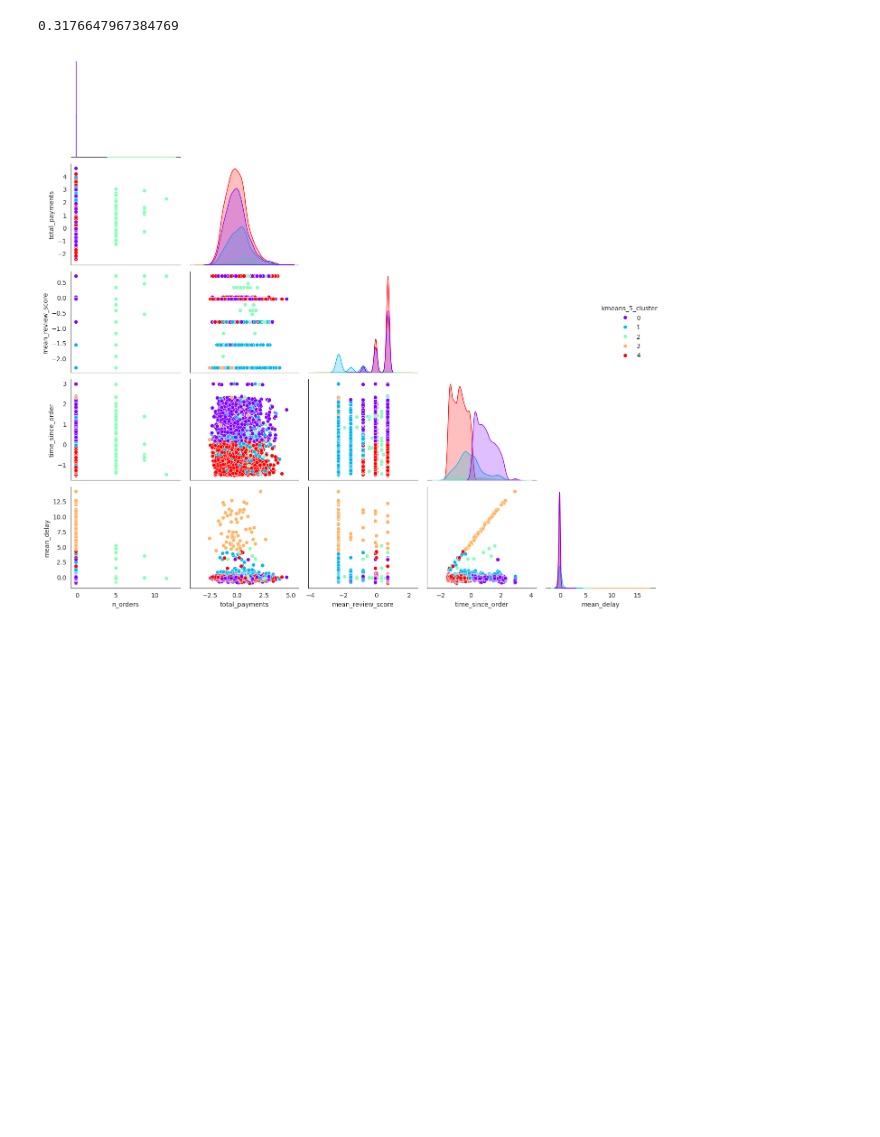
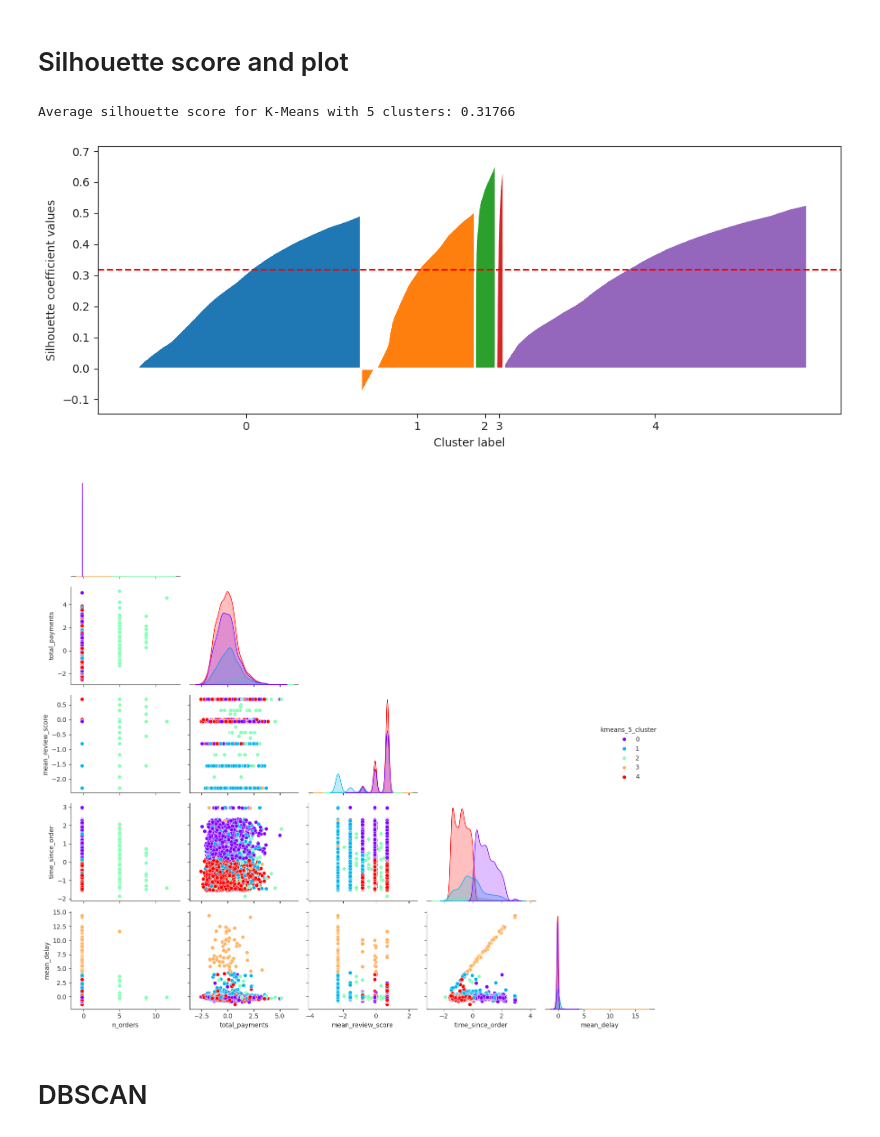
Before and after one commit to vicmcl/e-commerce, a Jupyter notebook: notebook_essais.ipynb, the cells around one changed output. Drawn from its saved outputs; the diff is of its cells as text; code cells hidden in the pictures; blank space fills up the shorter version.

```diff
--- a/notebook_essais.ipynb
+++ b/notebook_essais.ipynb
@@ -16,27 +15,17 @@ import matplotlib.pyplot as plt
 import numpy as np
 import pandas as pd
 import seaborn as sns
+import pickle
 
 from itertools import product
+from matplotlib.colors import ListedColormap
 from sklearn.cluster import KMeans, DBSCAN
-from sklearn.metrics import silhouette_score
+from sklearn.metrics import silhouette_score, silhouette_samples
 
 %matplotlib inline
-sns.set_style('white')
+sns.set_style('ticks')
 # %%
 # Load the dataset from the JSON file directly into a DataFrame
 drive_project_dir = drive_path / 'MyDrive'/ 'OCR' / '4_Olist'
 df = pd.read_json(drive_project_dir / 'data.json')
 features = df[df.columns.tolist()]
-# %%
-# K-Means clustering
-
-# Calculate inertia for different values of K
-inertia = []
-models = dict()
-for i in range(1, 11):  # Try different values of K from 1 to 10
-    kmeans_model = KMeans(n_clusters=i, random_state=42)
-    clusters = kmeans_model.fit_predict(features)
-    inertia.append(kmeans_model.inertia_)
-    models[i] = kmeans_model
-    df[f'kmeans_{i}_cluster'] = clusters
@@ -42,0 +34,14 @@ for i in range(1, 11):  # Try different values of K from 1 to 10
+# %%
+models = dict() # Dict to keep track of all the models
+inertia = []    # Dict to keep track of all the inertia of the models
+
+# Try K values from 1 to 10
+for i in range(1, 11):
+    kmeans_model = KMeans(n_clusters=i, random_state=42)
+
+    # Associate each data point with a cluster
+    df[f'kmeans_{i}_cluster'] = kmeans_model.fit_predict(features)
+
+    # Store model params
+    inertia.append(kmeans_model.inertia_)
+    models[i] = kmeans_model
@@ -51,0 +59,2 @@ plt.tight_layout()
+# %% [markdown]
+# Silhouette score and plot
@@ -51,0 +67,4 @@ plt.tight_layout()
+# %%
+print(f"Average silhouette score for K-Means with {k:} clusters: {silhouette_avg:.5f}")
+# %% [output]
+Average silhouette score for K-Means with 5 clusters: 0.31766
@@ -52,10 +115,11 @@ plt.tight_layout()
 # %%
-k = 5
-
-silhouette_avg = silhouette_score(features, df[f'kmeans_{k}_cluster'])
-print(silhouette_avg)
+sample_silhouette_values = silhouette_samples(features, df[f'kmeans_{k}_cluster'])
-# %% [output]
-0.3176647967384769
+# %%
+fig = plt.figure(figsize=(10, 4))
+
+silhouette_plot(df[f'kmeans_{k}_cluster'], sample_silhouette_values, silhouette_avg)
+# %% [output]
+[figure, added]
 # %%
 cols = df.columns.tolist()[:len(features.columns)] + [f'kmeans_{k}_cluster']
 sns.pairplot(
@@ -73,10 +137,12 @@ plt.tight_layout()
 # Cluster 3: clients dissatisfied with lost orders and long delay
 # Cluster 4: recent clients, satisfied, no delay
 # %% [output]
-[figure, old version]
+[figure, new version]
 # %%
 with open(drive_project_dir / f'k_means_{k}.pkl', 'wb') as f:
     pickle.dump(models[k], f)
+# %% [markdown]
+# DBSCAN
 # %%
 # DBSCAN clustering
 param_grid = {
```
Also changed, not shown: parts of 12 cells of this notebook.
